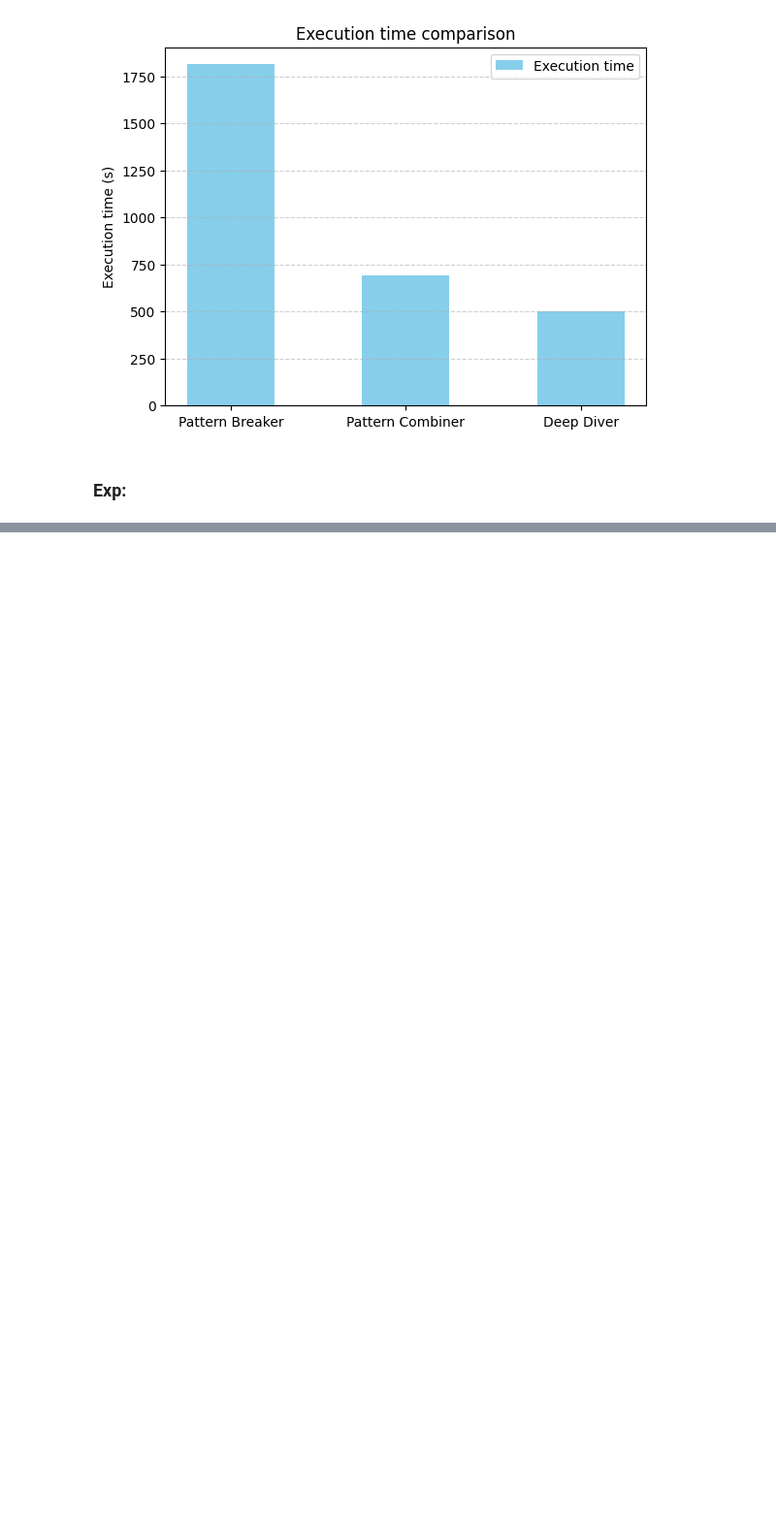
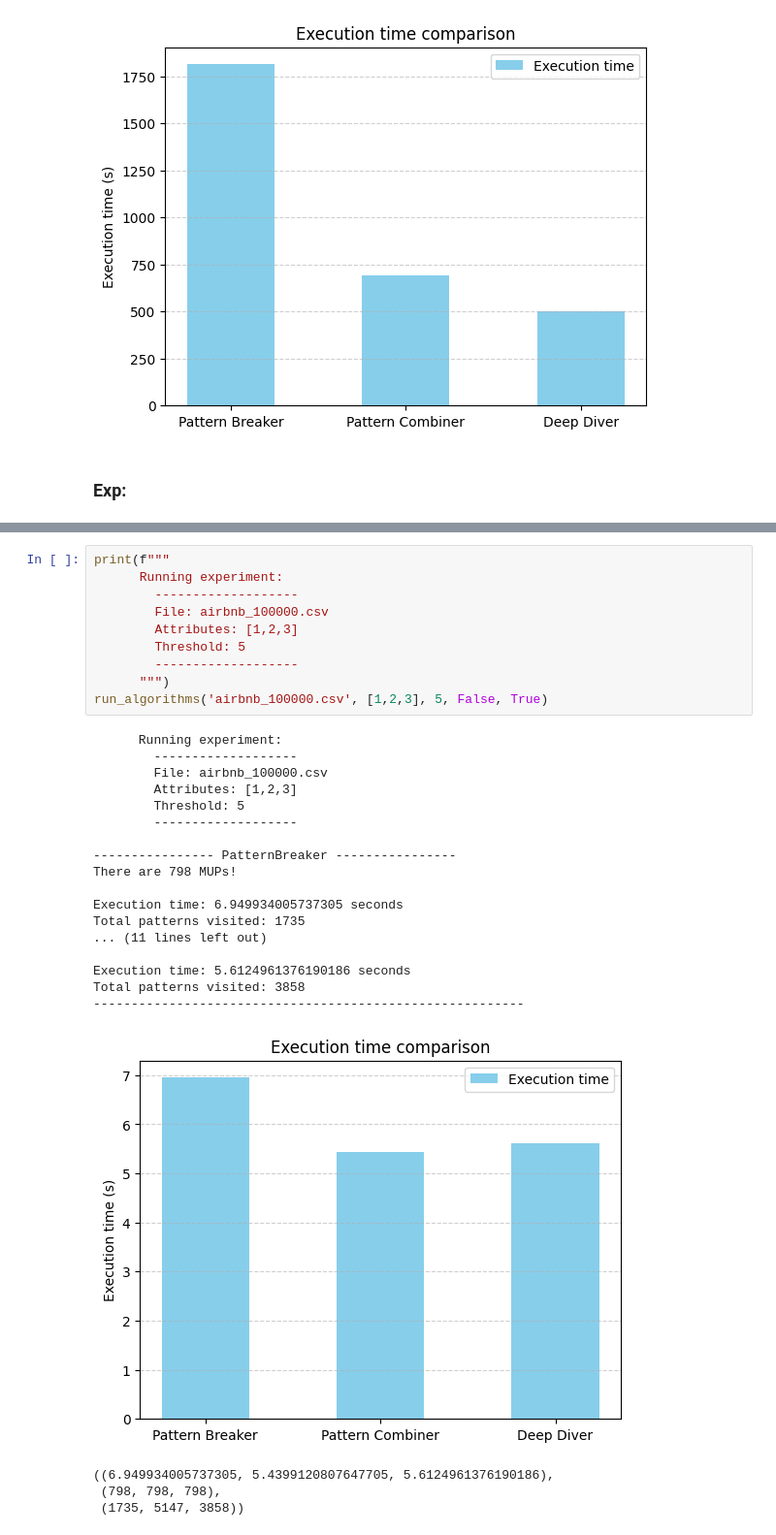
Before and after one commit to nirsurani132/dataManagementFinalProject25, a Jupyter notebook: Search_Algorithms.ipynb, the cells around one changed output, grey strips where cells are left out. Shown at 97% size. Saved outputs shown, nothing was run; the diff lists cells and outputs as text; blank space fills up the shorter version.

```diff
--- a/Search_Algorithms.ipynb
+++ b/Search_Algorithms.ipynb
@@ -641,0 +674,32 @@ run_algorithms('airbnb_1000.csv', [3,4,5,6,7,8,9,10], 5, False, True)
+# %%
+print(f"""
+      Running experiment:
+        -------------------
+        File: airbnb_100000.csv
+        Attributes: [1,2,3]
+        Threshold: 5
+        -------------------
+      """)
+run_algorithms('airbnb_100000.csv', [1,2,3], 5, False, True)
+# %% [output]
+      Running experiment:
+        -------------------
+        File: airbnb_100000.csv
+        Attributes: [1,2,3]
+        Threshold: 5
+        -------------------
+
+---------------- PatternBreaker ----------------
+There are 798 MUPs!
+
+Execution time: 6.949934005737305 seconds
+Total patterns visited: 1735
+... (11 lines left out)
+
+Execution time: 5.6124961376190186 seconds
+Total patterns visited: 3858
+---------------------------------------------------------
+[figure, added]
+((6.949934005737305, 5.4399120807647705, 5.6124961376190186),
+ (798, 798, 798),
+ (1735, 5147, 3858))
```
Also changed, not shown: parts of 12 cells of this notebook, 1 other file.
